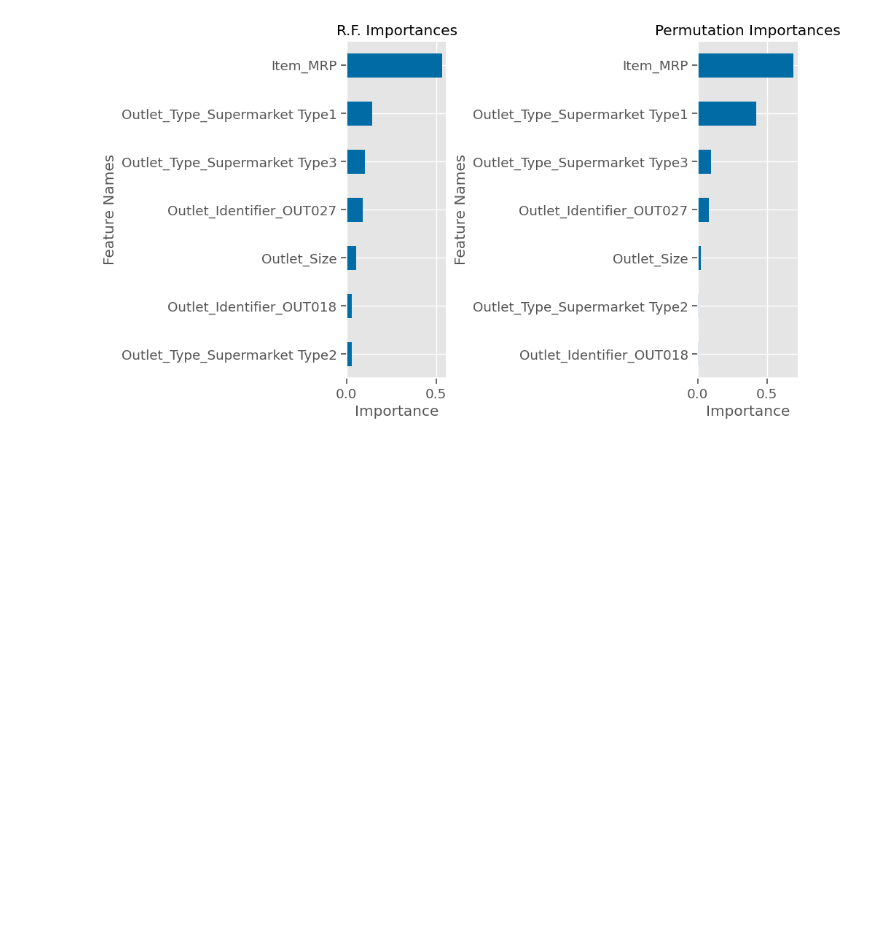
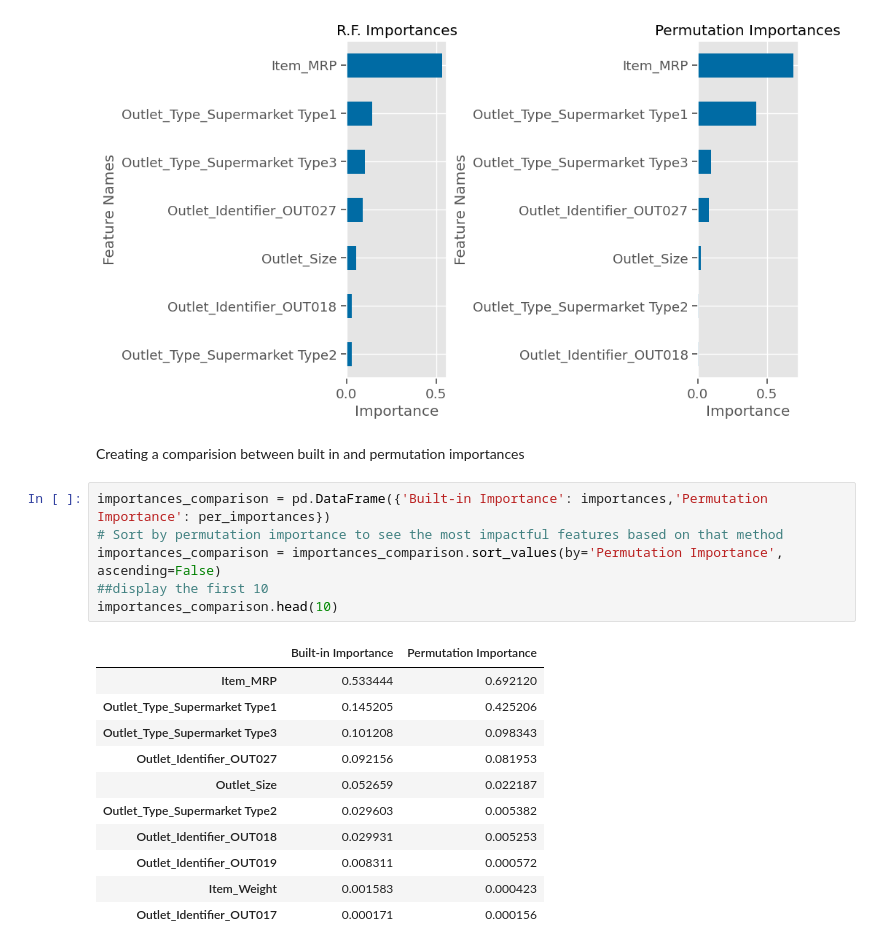
Before and after one commit to Khalil-Salama/Prediction-of-Product-Sales, a Jupyter notebook: Prediction_of_Product_Sales.ipynb, the cells around one changed output. Saved outputs shown, nothing was run; the diff lists cells and outputs as text; blank space fills up the shorter version.

```diff
--- a/Prediction_of_Product_Sales.ipynb
+++ b/Prediction_of_Product_Sales.ipynb
@@ -2556,3 +2556,23 @@ axes[0].set(title='R.F. Importances')
 axes[1].set(title='Permutation Importances');
 # %% [output]
 [figure]
+# %% [markdown]
+Creating a comparision between built in and permutation importances
+# %%
+importances_comparison = pd.DataFrame({'Built-in Importance': importances,'Permutation Importance': per_importances})
+# Sort by permutation importance to see the most impactful features based on that method
+importances_comparison = importances_comparison.sort_values(by='Permutation Importance', ascending=False)
+##display the first 10
+importances_comparison.head(10)
+# %% [output]
+|  | Built-in Importance | Permutation Importance |
+| Item_MRP | 0.533444 | 0.692120 |
+| Outlet_Type_Supermarket Type1 | 0.145205 | 0.425206 |
+| Outlet_Type_Supermarket Type3 | 0.101208 | 0.098343 |
+| Outlet_Identifier_OUT027 | 0.092156 | 0.081953 |
+| Outlet_Size | 0.052659 | 0.022187 |
+| Outlet_Type_Supermarket Type2 | 0.029603 | 0.005382 |
+| Outlet_Identifier_OUT018 | 0.029931 | 0.005253 |
+| Outlet_Identifier_OUT019 | 0.008311 | 0.000572 |
+| Item_Weight | 0.001583 | 0.000423 |
+| Outlet_Identifier_OUT017 | 0.000171 | 0.000156 |
```
Also changed, not shown: parts of 11 cells of this notebook.
